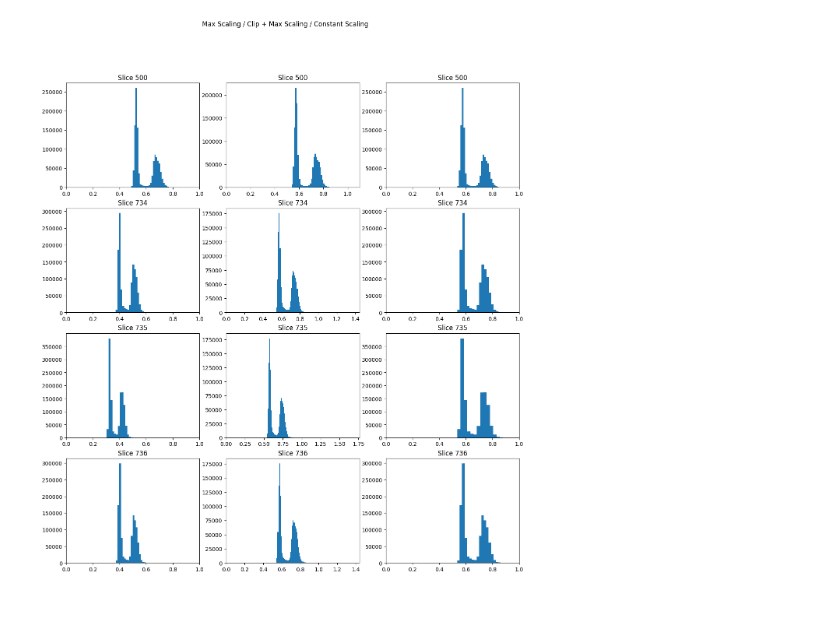
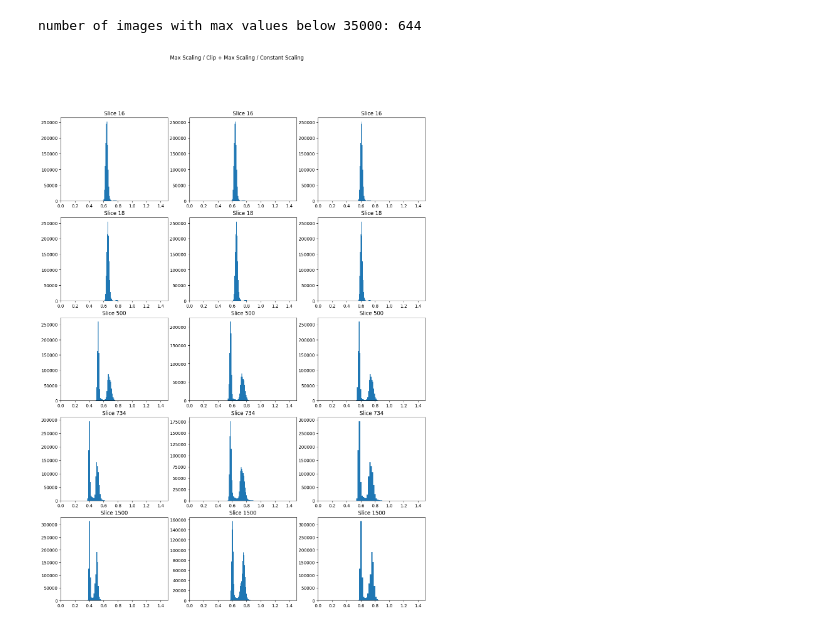
Before and after one commit to DavidFM43/blood-vessel-segmentation, a Jupyter notebook: compare_normalization_strategies.ipynb, the cells around one changed output. Drawn from its saved outputs; the diff is of its cells as text; code cells hidden in the pictures.

Commit message:
Constant scaling performs better than clipping

```diff
--- a/compare_normalization_strategies.ipynb
+++ b/compare_normalization_strategies.ipynb
@@ -30,8 +28,8 @@ slices_ids = sorted(os.listdir(imgs_dir))
 # img = img / img.max()
 # which is the same behaviour that gives bad performance, so maybe that is the reason why this is strategy performs worse than constant scaling.
 # %%
-maxes = []
-for slice_id in tqdm(slices_ids):
+idx_low_max = []
+for idx, slice_id in tqdm(enumerate(slices_ids)):
     max_val = np.array(Image.open(imgs_dir + slice_id)).max()
     if max_val <= 35000:
-        maxes.append(max_val)
+       idx_low_max.append(idx)
@@ -60,35 +36,37 @@ maxes
+# %%
+print("number of images with max values below 35000:", len(idx_low_max))
+# %% [output]
+number of images with max values below 35000: 644
 # %%
-ids = [500, 734, 735, 736]
-# ids = np.random.randint(low=0, high=len(slices_ids), size=(5,))
+# ids = [500, 734, 735, 736]
+# ids = np.random.randint(low=0, high=len(slices_ids), size=(2,))
+ids = idx_low_max[5:7] + [500, 734, 1500]
 const_scale = 35000
 fig, axs = plt.subplots(len(ids), 3, figsize=(15, 4 * len(ids)))
 fig.suptitle("Max Scaling / Clip + Max Scaling / Constant Scaling")
 
 
 def three_norms(img, const):
     return img / img.max(), img / const, img.clip(max=const) / img.clip(max=const).max()
 
 for axs_idx, id in enumerate(ids):
 
 
-    img = np.array(Image.open(imgs_dir + slices_ids[id]))i
+    img = np.array(Image.open(imgs_dir + slices_ids[id]))
     max_img, const_img, clipped_img = three_norms(img, const_scale)
 
     axs[axs_idx, 0].set_xlim([0, 1.5])
     axs[axs_idx, 1].set_xlim([0, 1.5])
     axs[axs_idx, 2].set_xlim([0, 1.5])
-    axs[axs_idx, 0].set_xlim([0, max_img.max()])
-    axs[axs_idx, 1].set_xlim([0, const_img.max()])
-    axs[axs_idx, 2].set_xlim([0, clipped_img.max()])
 
     axs[axs_idx, 0].set_title(f"Slice {id}")
     axs[axs_idx, 1].set_title(f"Slice {id}")
     axs[axs_idx, 2].set_title(f"Slice {id}")
 
     axs[axs_idx, 0].hist(max_img.reshape(-1), 50)
     axs[axs_idx, 1].hist(clipped_img.reshape(-1), 50)
     axs[axs_idx, 2].hist(const_img.reshape(-1), 50)
 
 plt.show()
 # %% [output]
-[figure, old version]
+[figure, new version]
```
Also changed, not shown: parts of 3 cells of this notebook.
